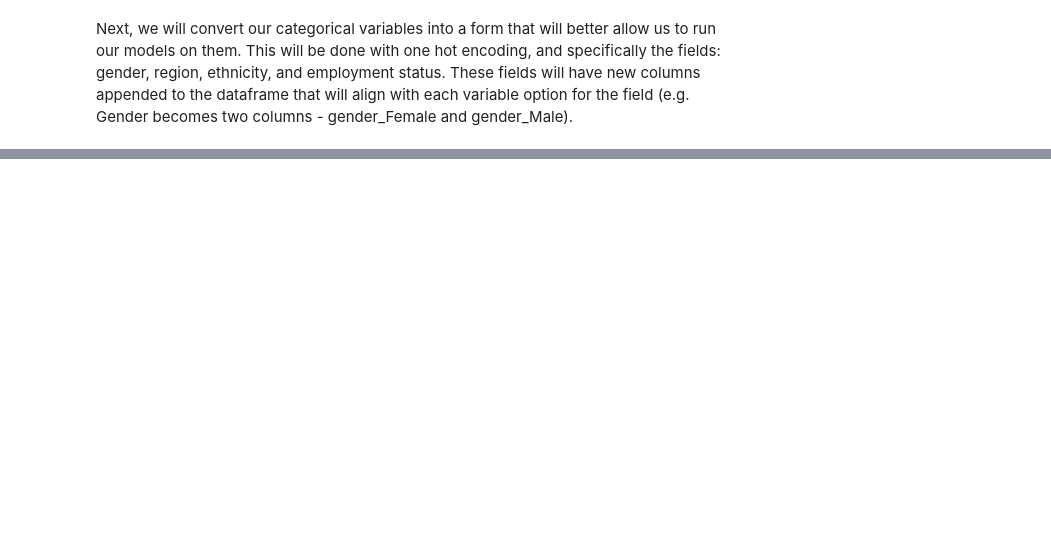
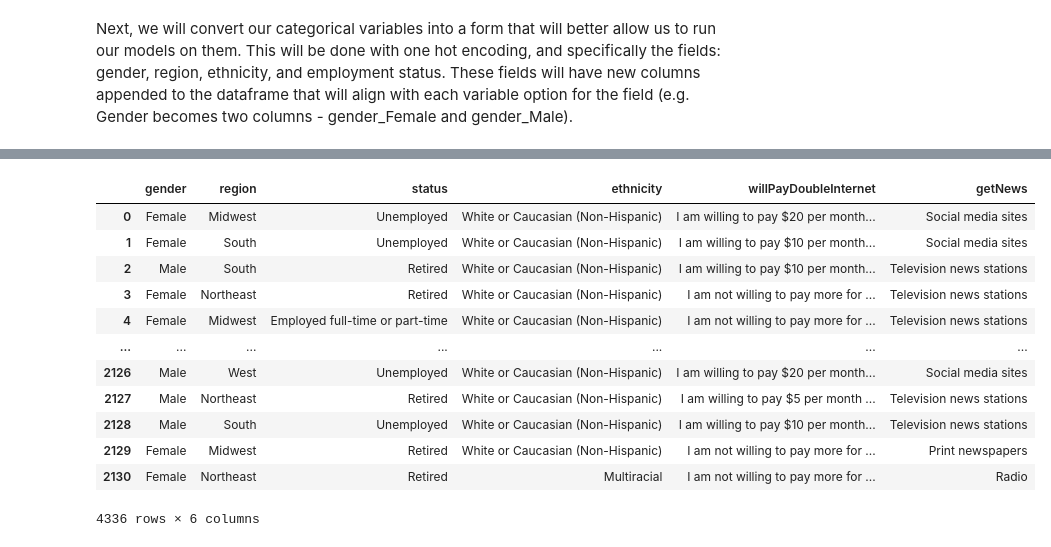
Before and after one commit to aud-z/DeloitteDigitalDemocracy, a Jupyter notebook: DSPM_v1.ipynb, the cells around one changed output, grey strips where cells are left out. Drawn from its saved outputs; the diff is of its cells as text; code cells hidden in the pictures; blank space fills up the shorter version.

```diff
--- a/DSPM_v1.ipynb
+++ b/DSPM_v1.ipynb
@@ -293,0 +222,16 @@ df.head()
+# %%
+df2.select_dtypes(exclude = np.number)
+# %% [output]
+|  | gender | region | status | ethnicity | willPayDoubleInternet | getNews |
+| 0 | Female | Midwest | Unemployed | White or Caucasian (Non-Hispanic) | I am willing to pay $20 per month... | Social media sites |
+| 1 | Female | South | Unemployed | White or Caucasian (Non-Hispanic) | I am willing to pay $10 per month... | Social media sites |
+| 2 | Male | South | Retired | White or Caucasian (Non-Hispanic) | I am willing to pay $10 per month... | Television news stations |
+| 3 | Female | Northeast | Retired | White or Caucasian (Non-Hispanic) | I am not willing to pay more for ... | Television news stations |
+| 4 | Female | Midwest | Employed full-time or part-time | White or Caucasian (Non-Hispanic) | I am not willing to pay more for ... | Television news stations |
+| ... | ... | ... | ... | ... | ... | ... |
+| 2126 | Male | West | Unemployed | White or Caucasian (Non-Hispanic) | I am willing to pay $20 per month... | Social media sites |
+| 2127 | Male | Northeast | Retired | White or Caucasian (Non-Hispanic) | I am willing to pay $5 per month ... | Television news stations |
+| 2128 | Male | South | Unemployed | White or Caucasian (Non-Hispanic) | I am willing to pay $10 per month... | Television news stations |
+| 2129 | Female | Midwest | Retired | White or Caucasian (Non-Hispanic) | I am not willing to pay more for ... | Print newspapers |
+| 2130 | Female | Northeast | Retired | Multiracial | I am not willing to pay more for ... | Radio |
+4336 rows × 6 columns
```
Also changed, not shown: parts of 40 cells of this notebook.
